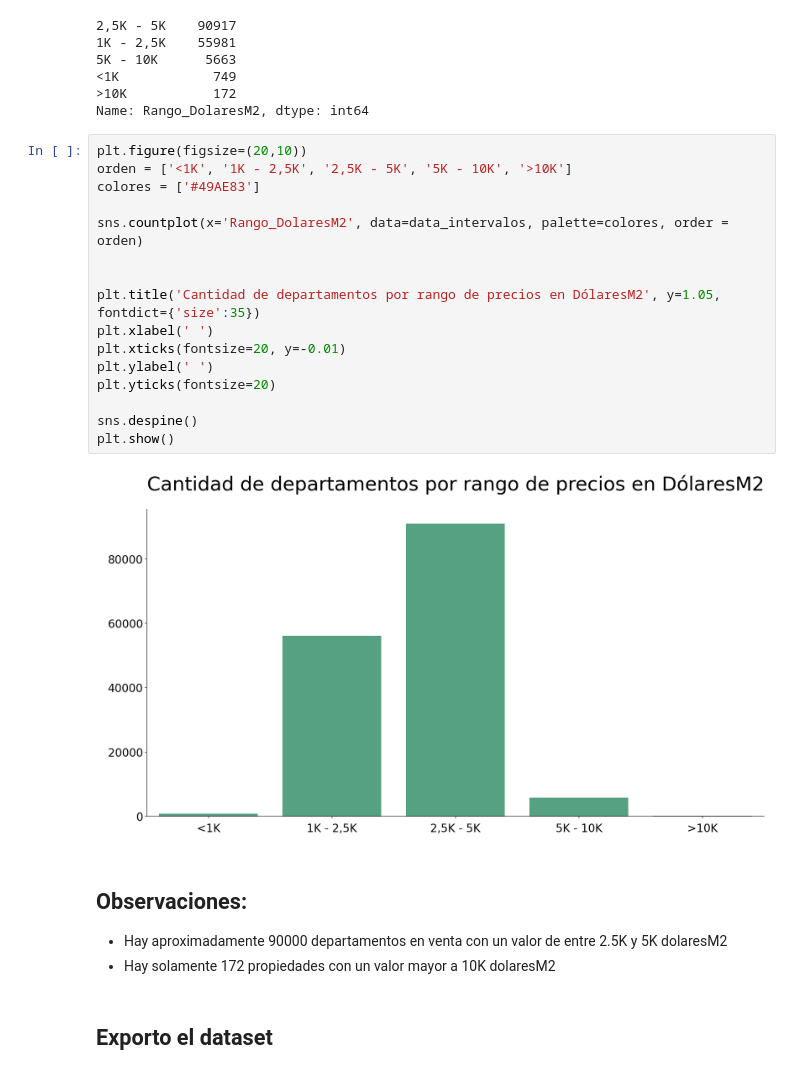
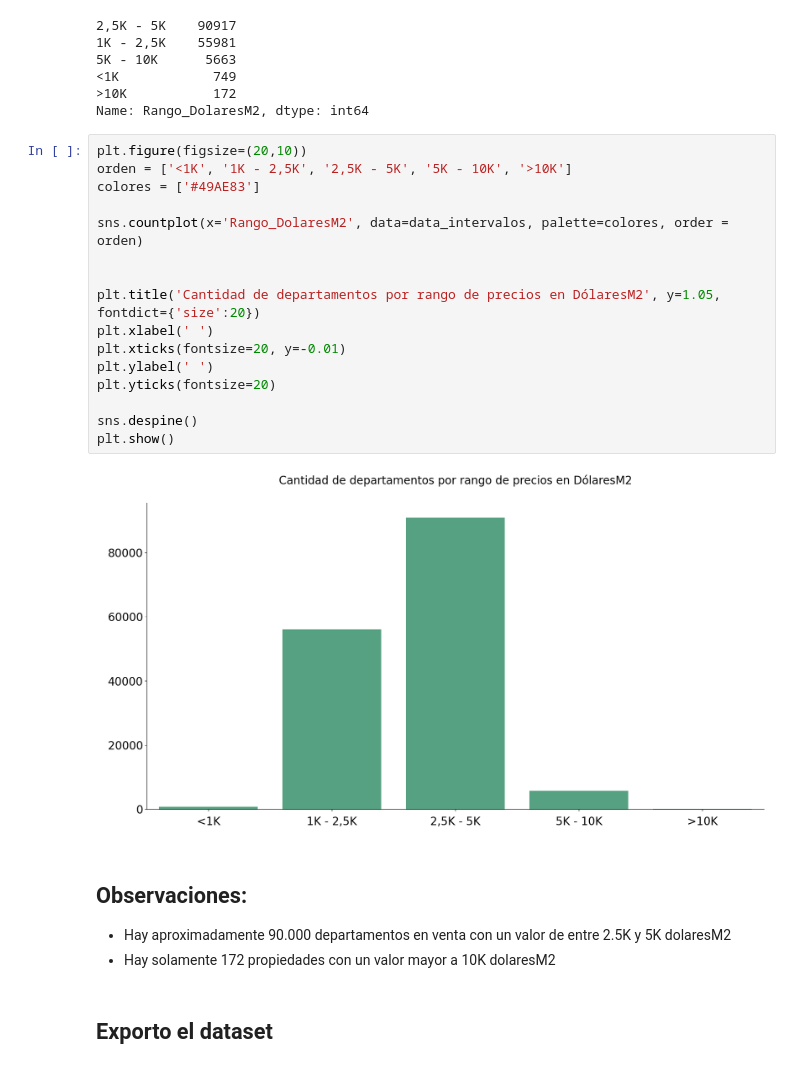
Before and after one commit to tami-pilla/DepartamentosAlquiler_Python, a Jupyter notebook: Analisis Descriptivo - Departamentos en Venta 2020.ipynb, the cells around one changed output. Drawn from its saved outputs; the diff is of its cells as text.

```diff
--- a/Analisis Descriptivo - Departamentos en Venta 2020.ipynb
+++ b/Analisis Descriptivo - Departamentos en Venta 2020.ipynb
@@ -567,25 +577,25 @@ Name: Rango_DolaresM2, dtype: int64
 # %%
 plt.figure(figsize=(20,10))
 orden = ['<1K', '1K - 2,5K', '2,5K - 5K', '5K - 10K', '>10K']
 colores = ['#49AE83']
 
 sns.countplot(x='Rango_DolaresM2', data=data_intervalos, palette=colores, order = orden)
 
 
-plt.title('Cantidad de departamentos por rango de precios en DólaresM2', y=1.05, fontdict={'size':35})
+plt.title('Cantidad de departamentos por rango de precios en DólaresM2', y=1.05, fontdict={'size':20})
 plt.xlabel(' ')
 plt.xticks(fontsize=20, y=-0.01)
 plt.ylabel(' ')
 plt.yticks(fontsize=20)
 
 sns.despine()
 plt.show()
 # %% [output]
-[figure, old version]
+[figure, new version]
 # %% [markdown]
 ## Observaciones:
 
-- Hay aproximadamente 90000 departamentos en venta con un valor de entre 2.5K y 5K dolaresM2
+- Hay aproximadamente 90.000 departamentos en venta con un valor de entre 2.5K y 5K dolaresM2
 - Hay solamente 172 propiedades con un valor mayor a 10K dolaresM2
 # %% [markdown]
 ## Exporto el dataset
```
Also changed, not shown: parts of 42 cells of this notebook.
